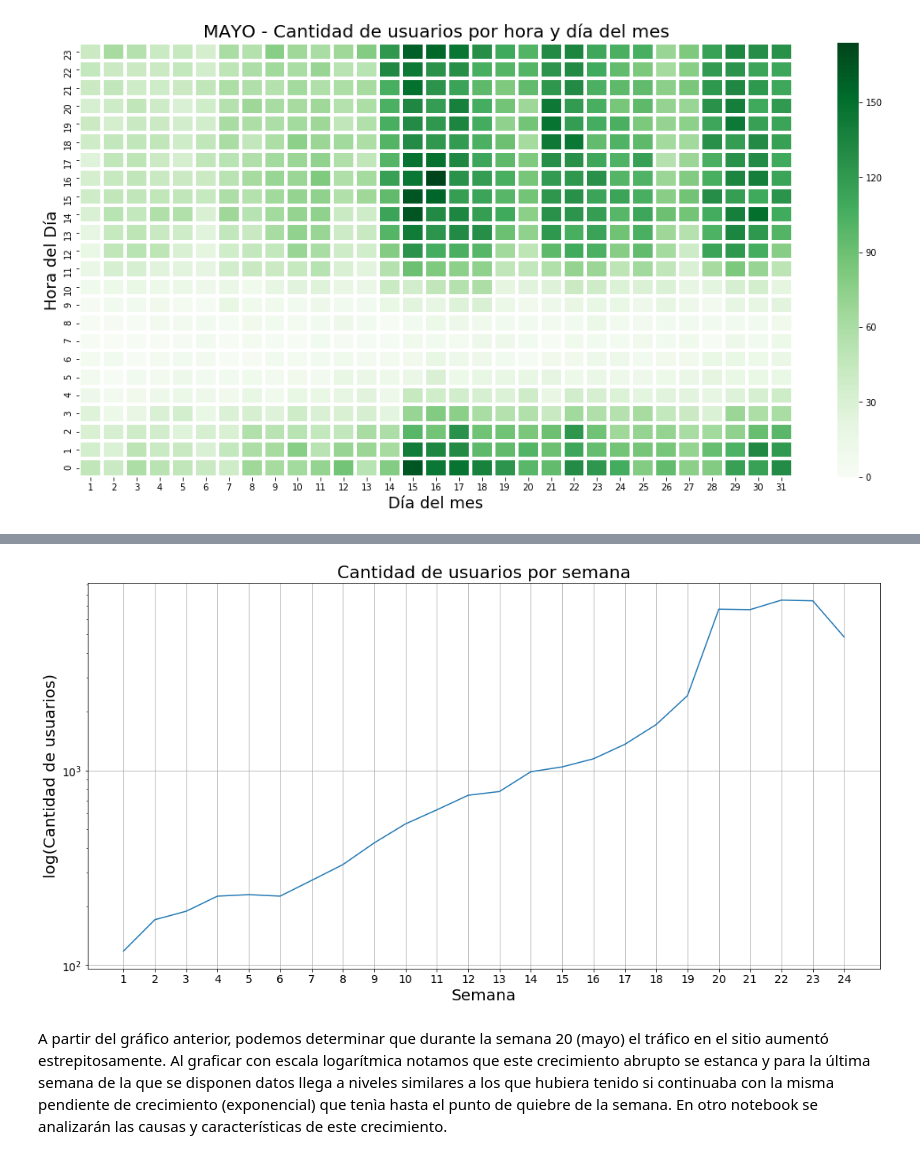
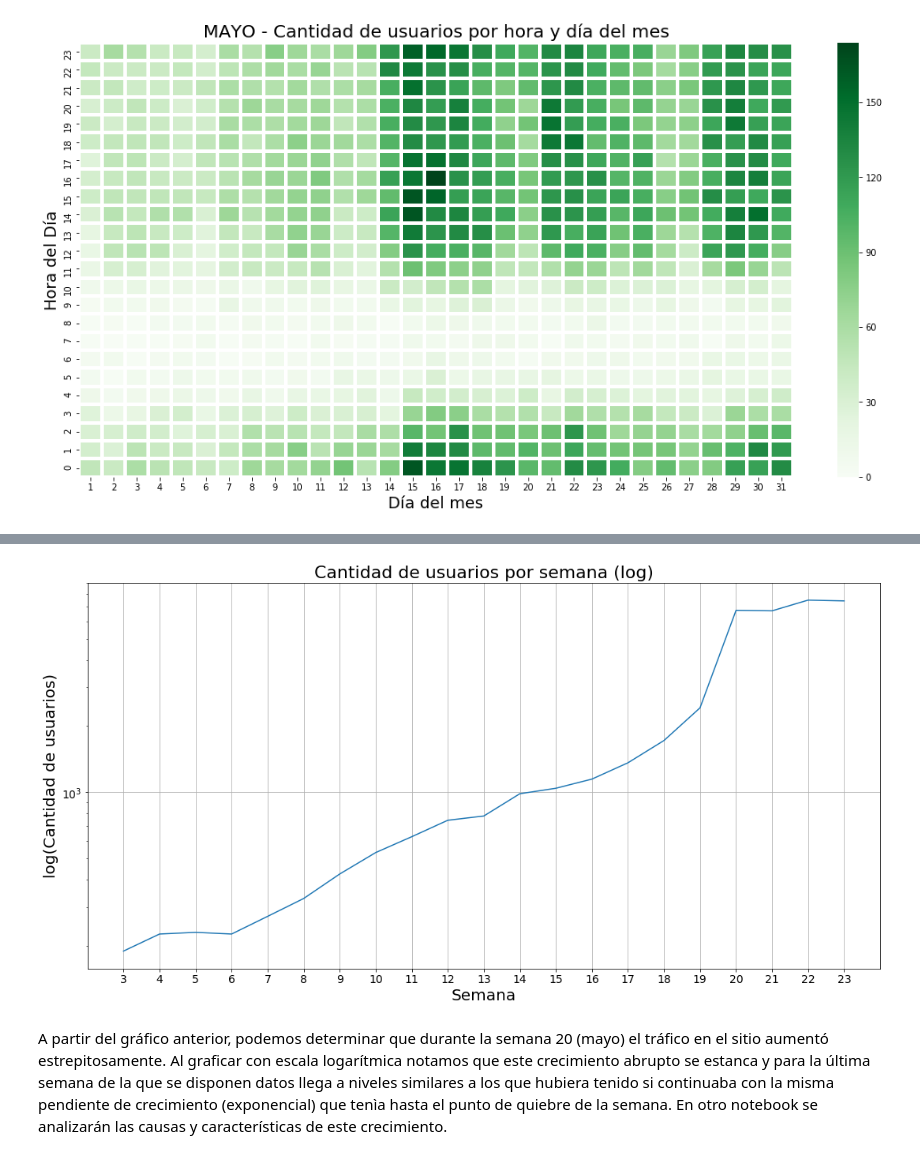
Before and after one commit to jowisaidman/tp1_analisis_exploratorio, a Jupyter notebook: Notebooks/Mateo/Resumen/trafico_analisis.ipynb, the cells around one changed output, grey strips where cells are left out. Drawn from its saved outputs; the diff is of its cells as text; code cells hidden in the pictures.

```diff
--- a/Notebooks/Mateo/Resumen/trafico_analisis.ipynb
+++ b/Notebooks/Mateo/Resumen/trafico_analisis.ipynb
@@ -158,7 +158,11 @@ heatmap_unique_users_between_dates(desde='2018-05-01 00:00:00',hasta='2018-06-01
 # %% [output]
 [figure]
 # %%
-per_week_total_unique = events.groupby(['week']).agg({'person':'nunique'}).unstack()
+per_week_total_unique = filtro_semana.groupby(['week']).agg({'person':'nunique'}).unstack()
 per_week_total_unique.index = per_week_total_unique.index.droplevel(0)
-plot = per_week_total_unique.plot(logy=False,figsize=(18,9),grid=True,title='Cantidad de usuarios por semana',fontsize=14,xticks=per_week_total_unique.index)
+plot = per_week_total_unique.plot(logy=False,figsize=(18,9),grid=True,fontsize=14,xticks=per_week_total_unique.index)
+plot.set_title('Cantidad de usuarios por semana',fontsize=22)
+plot.set_xlabel('Semana',fontsize=20)
+plot.set_ylabel('Cantidad de usuarios',fontsize=20)
+plt.savefig('img/usuarios_por_semana.png')
 # %% [output]
@@ -166,11 +170,11 @@ plot = per_week_total_unique.plot(logy=False,figsize=(18,9),grid=True,title='Can
 # %%
 plot = per_week_total_unique.plot(logy=True,figsize=(18,9),grid=True,title='Cantidad de usuarios por semana',fontsize=14,xticks=per_week_total_unique.index)
-plot.set_title('Cantidad de usuarios por semana',fontsize=22)
+plot.set_title('Cantidad de usuarios por semana (log)',fontsize=22)
 plot.set_xlabel('Semana',fontsize=20)
 plot.set_ylabel('log(Cantidad de usuarios)',fontsize=20)
-plt.savefig('img/usuarios_por_semana.png')
+plt.savefig('img/usuarios_por_semana_log.png')
 # %% [output]
-[figure, old version]
+[figure, new version]
 # %% [markdown]
 A partir del gráfico anterior, podemos determinar que durante la semana 20 (mayo) el tráfico en el sitio aumentó estrepitosamente.
 Al graficar con escala logarítmica notamos que este crecimiento abrupto se estanca y para la última semana de la que se disponen datos llega a niveles similares a los que hubiera tenido si continuaba con la misma pendiente de crecimiento (exponencial) que tenìa hasta el punto de quiebre de la semana.
```
Also changed, not shown: parts of 4 cells of this notebook, 2 other files.
